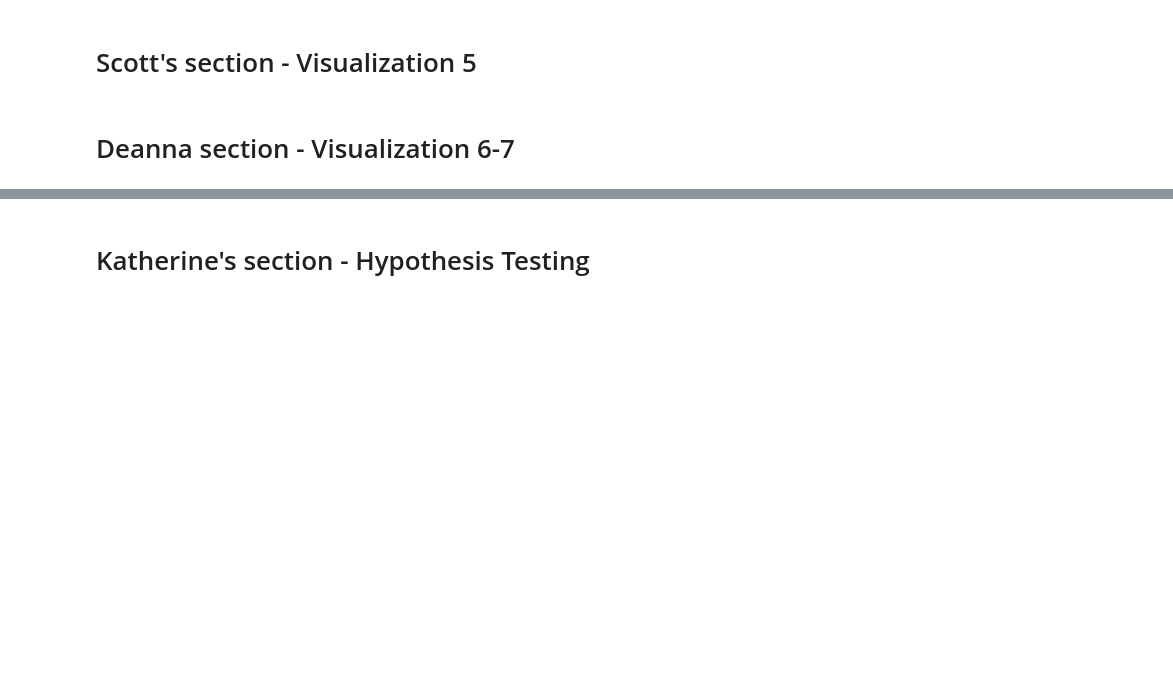
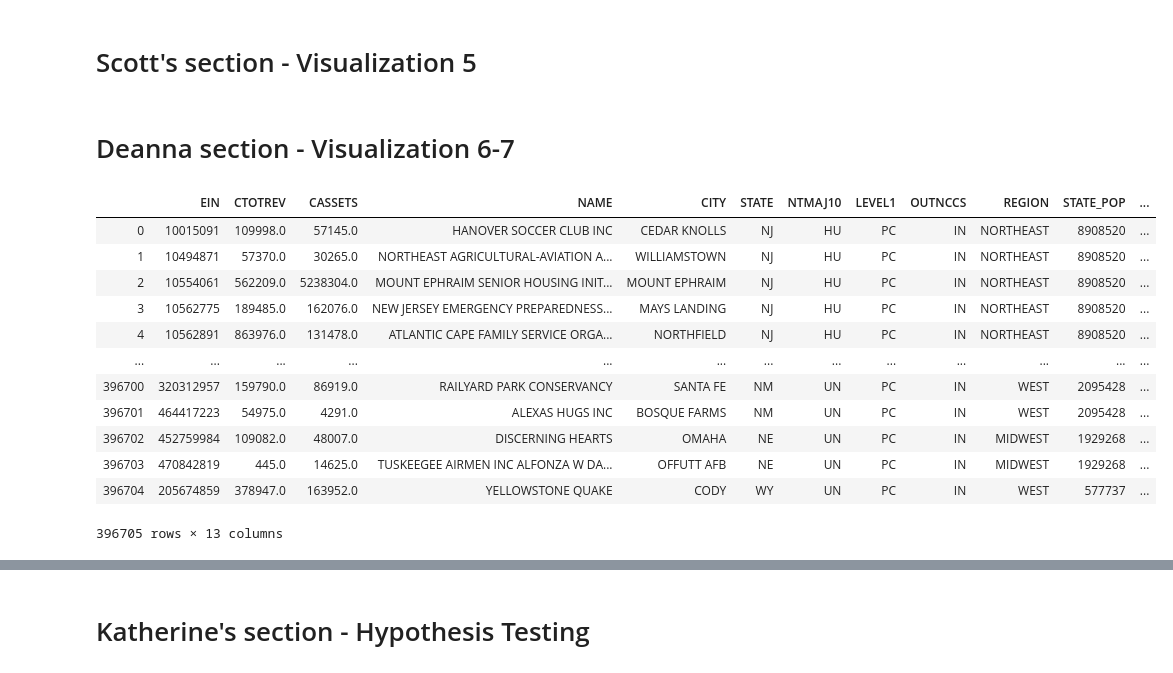
Before and after one commit to ejosephSr/project-one, a Jupyter notebook: GotMoney.ipynb, the cells around one changed output, grey strips where cells are left out. Cells and saved outputs as stored; diff of their text form; code cells hidden in the pictures; blank space fills up the shorter version.

```diff
--- a/GotMoney.ipynb
+++ b/GotMoney.ipynb
@@ -62,3 +62,8 @@ df_region
 | 47 | WI | MIDWEST | 5813568 | 68308744 |
 | 48 | WV | SOUTH | 1805832 | 124753948 |
 | 49 | WY | WEST | 577737 | 77993663 |
+# %%
+# Import Category name data
+gov_data_ntmaj10_csv = "./Resources/ntmaj10_values.csv"
+gov_data_ntmaj10_df = pd.read_csv(gov_data_ntmaj10_csv)
+gov_data_ntmaj10_df
@@ -344,0 +374,18 @@ gov_data.describe()
+# %%
+# Merge Region and gov_data
+gov_data_ntmaj10_merged = pd.merge(gov_data, gov_data_ntmaj10_df, on= "NTMAJ10", how="inner")
+gov_data_ntmaj10_merged
+# %% [output]
+|  | EIN | CTOTREV | CASSETS | NAME | CITY | STATE | NTMAJ10 | LEVEL1 | OUTNCCS | REGION | STATE_POP | ... |
+| 0 | 10015091 | 109998.0 | 57145.0 | HANOVER SOCCER CLUB INC | CEDAR KNOLLS | NJ | HU | PC | IN | NORTHEAST | 8908520 | ... |
+| 1 | 10494871 | 57370.0 | 30265.0 | NORTHEAST AGRICULTURAL-AVIATION A... | WILLIAMSTOWN | NJ | HU | PC | IN | NORTHEAST | 8908520 | ... |
+| 2 | 10554061 | 562209.0 | 5238304.0 | MOUNT EPHRAIM SENIOR HOUSING INIT... | MOUNT EPHRAIM | NJ | HU | PC | IN | NORTHEAST | 8908520 | ... |
+| 3 | 10562775 | 189485.0 | 162076.0 | NEW JERSEY EMERGENCY PREPAREDNESS... | MAYS LANDING | NJ | HU | PC | IN | NORTHEAST | 8908520 | ... |
+| 4 | 10562891 | 863976.0 | 131478.0 | ATLANTIC CAPE FAMILY SERVICE ORGA... | NORTHFIELD | NJ | HU | PC | IN | NORTHEAST | 8908520 | ... |
+| ... | ... | ... | ... | ... | ... | ... | ... | ... | ... | ... | ... | ... |
+| 396700 | 320312957 | 159790.0 | 86919.0 | RAILYARD PARK CONSERVANCY | SANTA FE | NM | UN | PC | IN | WEST | 2095428 | ... |
+| 396701 | 464417223 | 54975.0 | 4291.0 | ALEXAS HUGS INC | BOSQUE FARMS | NM | UN | PC | IN | WEST | 2095428 | ... |
+| 396702 | 452759984 | 109082.0 | 48007.0 | DISCERNING HEARTS | OMAHA | NE | UN | PC | IN | MIDWEST | 1929268 | ... |
+| 396703 | 470842819 | 445.0 | 14625.0 | TUSKEEGEE AIRMEN INC ALFONZA W DA... | OFFUTT AFB | NE | UN | PC | IN | MIDWEST | 1929268 | ... |
+| 396704 | 205674859 | 378947.0 | 163952.0 | YELLOWSTONE QUAKE | CODY | WY | UN | PC | IN | WEST | 577737 | ... |
+396705 rows × 13 columns
```
Also changed, not shown: parts of 16 cells of this notebook, 1 other file.
